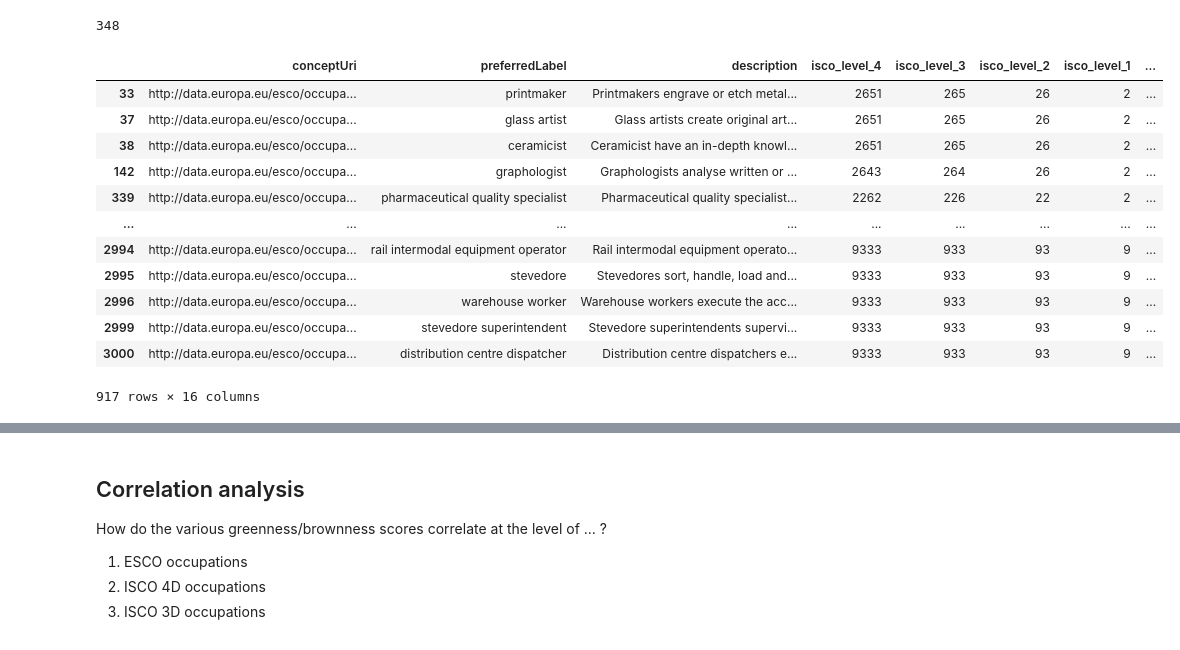
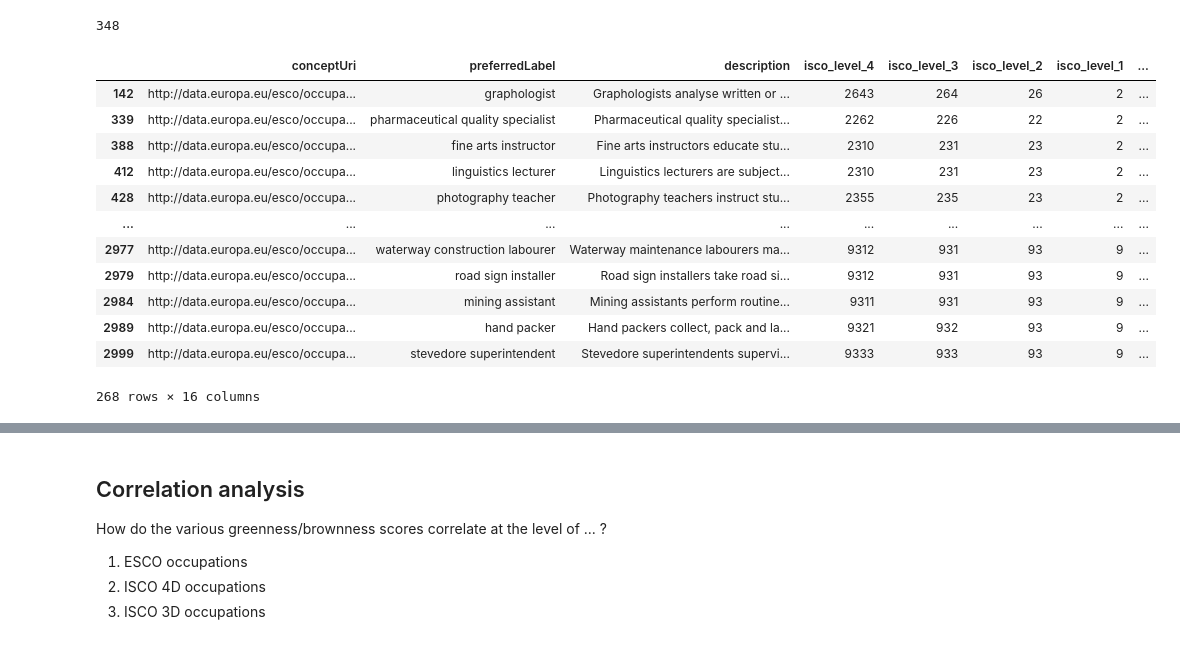
Before and after one commit to derpyninja/re4gt, a Jupyter notebook: notebooks/new/02-fz-esco-onet-data-merging-final.ipynb, the cells around one changed output, grey strips where cells are left out. Cells and saved outputs as stored; diff of their text form; code cells hidden in the pictures.

Commit message:
work on esco occupations hierarchy and brown/green occupation lists

```diff
--- a/notebooks/new/02-fz-esco-onet-data-merging-final.ipynb
+++ b/notebooks/new/02-fz-esco-onet-data-merging-final.ipynb
@@ -588,19 +617,19 @@ print(ds_meta_brown_sel.shape[0])
 # %%
 ds_meta_brown.loc[
-    (ds_meta_brown.share_brown_esco > 0) |
-    (ds_meta_brown.share_brown_vona2018 > 0)
+    (ds_meta_brown.share_brown_esco > 0) &
+    (ds_meta_brown.share_brown_esco_ess == 0)
 ]
 # %% [output]
 |  | conceptUri | preferredLabel | description | isco_level_4 | isco_level_3 | isco_level_2 | isco_level_1 | ... |
-| 33 | http://data.europa.eu/esco/occupa... | printmaker | Printmakers engrave or etch metal... | 2651 | 265 | 26 | 2 | ... |
-| 37 | http://data.europa.eu/esco/occupa... | glass artist | Glass artists create original art... | 2651 | 265 | 26 | 2 | ... |
-| 38 | http://data.europa.eu/esco/occupa... | ceramicist | Ceramicist have an in-depth knowl... | 2651 | 265 | 26 | 2 | ... |
 | 142 | http://data.europa.eu/esco/occupa... | graphologist | Graphologists analyse written or ... | 2643 | 264 | 26 | 2 | ... |
 | 339 | http://data.europa.eu/esco/occupa... | pharmaceutical quality specialist | Pharmaceutical quality specialist... | 2262 | 226 | 22 | 2 | ... |
+| 388 | http://data.europa.eu/esco/occupa... | fine arts instructor | Fine arts instructors educate stu... | 2310 | 231 | 23 | 2 | ... |
+| 412 | http://data.europa.eu/esco/occupa... | linguistics lecturer | Linguistics lecturers are subject... | 2310 | 231 | 23 | 2 | ... |
+| 428 | http://data.europa.eu/esco/occupa... | photography teacher | Photography teachers instruct stu... | 2355 | 235 | 23 | 2 | ... |
 | ... | ... | ... | ... | ... | ... | ... | ... | ... |
-| 2994 | http://data.europa.eu/esco/occupa... | rail intermodal equipment operator | Rail intermodal equipment operato... | 9333 | 933 | 93 | 9 | ... |
-| 2995 | http://data.europa.eu/esco/occupa... | stevedore | Stevedores sort, handle, load and... | 9333 | 933 | 93 | 9 | ... |
-| 2996 | http://data.europa.eu/esco/occupa... | warehouse worker | Warehouse workers execute the acc... | 9333 | 933 | 93 | 9 | ... |
+| 2977 | http://data.europa.eu/esco/occupa... | waterway construction labourer | Waterway maintenance labourers ma... | 9312 | 931 | 93 | 9 | ... |
+| 2979 | http://data.europa.eu/esco/occupa... | road sign installer | Road sign installers take road si... | 9312 | 931 | 93 | 9 | ... |
+| 2984 | http://data.europa.eu/esco/occupa... | mining assistant | Mining assistants perform routine... | 9311 | 931 | 93 | 9 | ... |
+| 2989 | http://data.europa.eu/esco/occupa... | hand packer | Hand packers collect, pack and la... | 9321 | 932 | 93 | 9 | ... |
 | 2999 | http://data.europa.eu/esco/occupa... | stevedore superintendent | Stevedore superintendents supervi... | 9333 | 933 | 93 | 9 | ... |
-| 3000 | http://data.europa.eu/esco/occupa... | distribution centre dispatcher | Distribution centre dispatchers e... | 9333 | 933 | 93 | 9 | ... |
-917 rows × 16 columns
+268 rows × 16 columns
```
Also changed, not shown: parts of 17 cells of this notebook, 14 other files.
